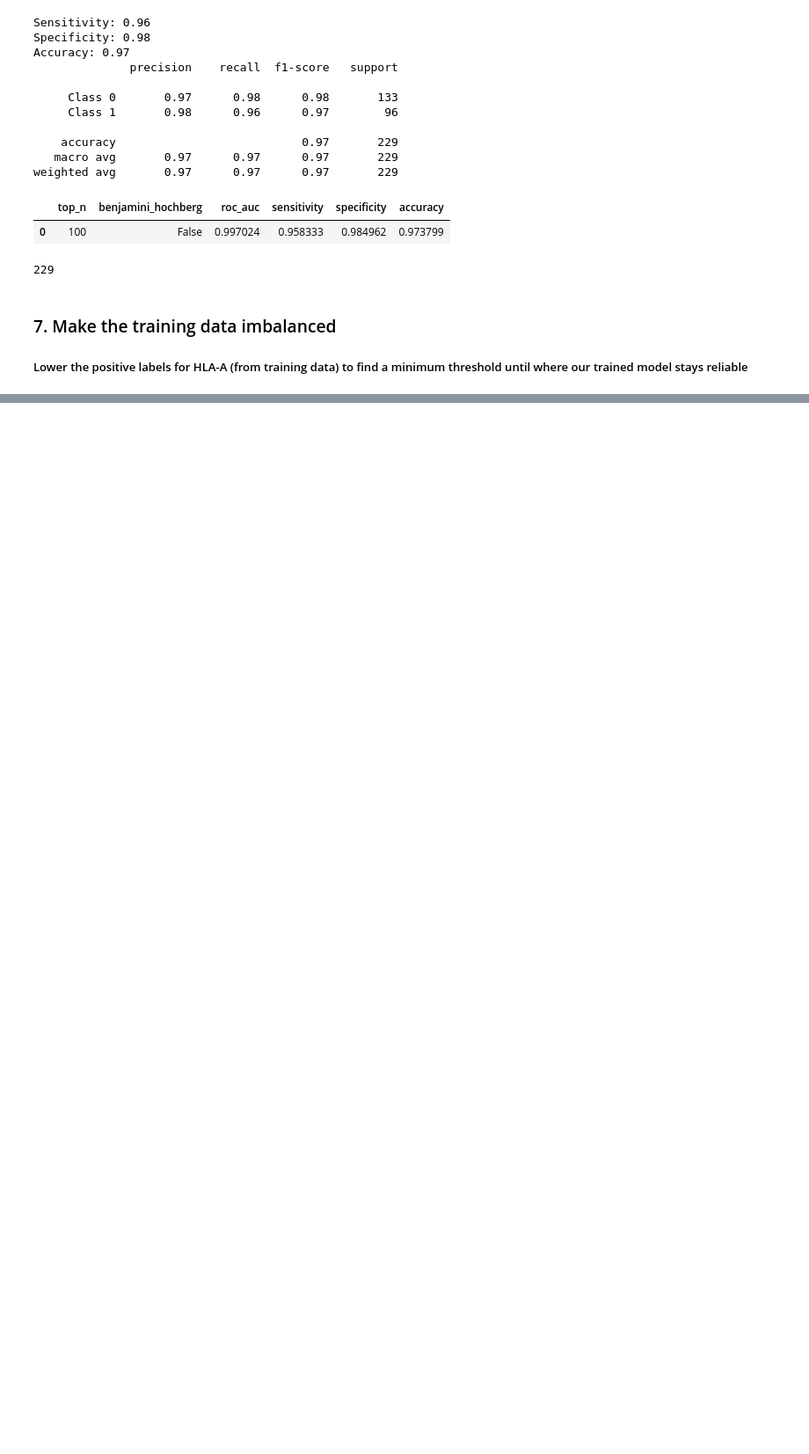
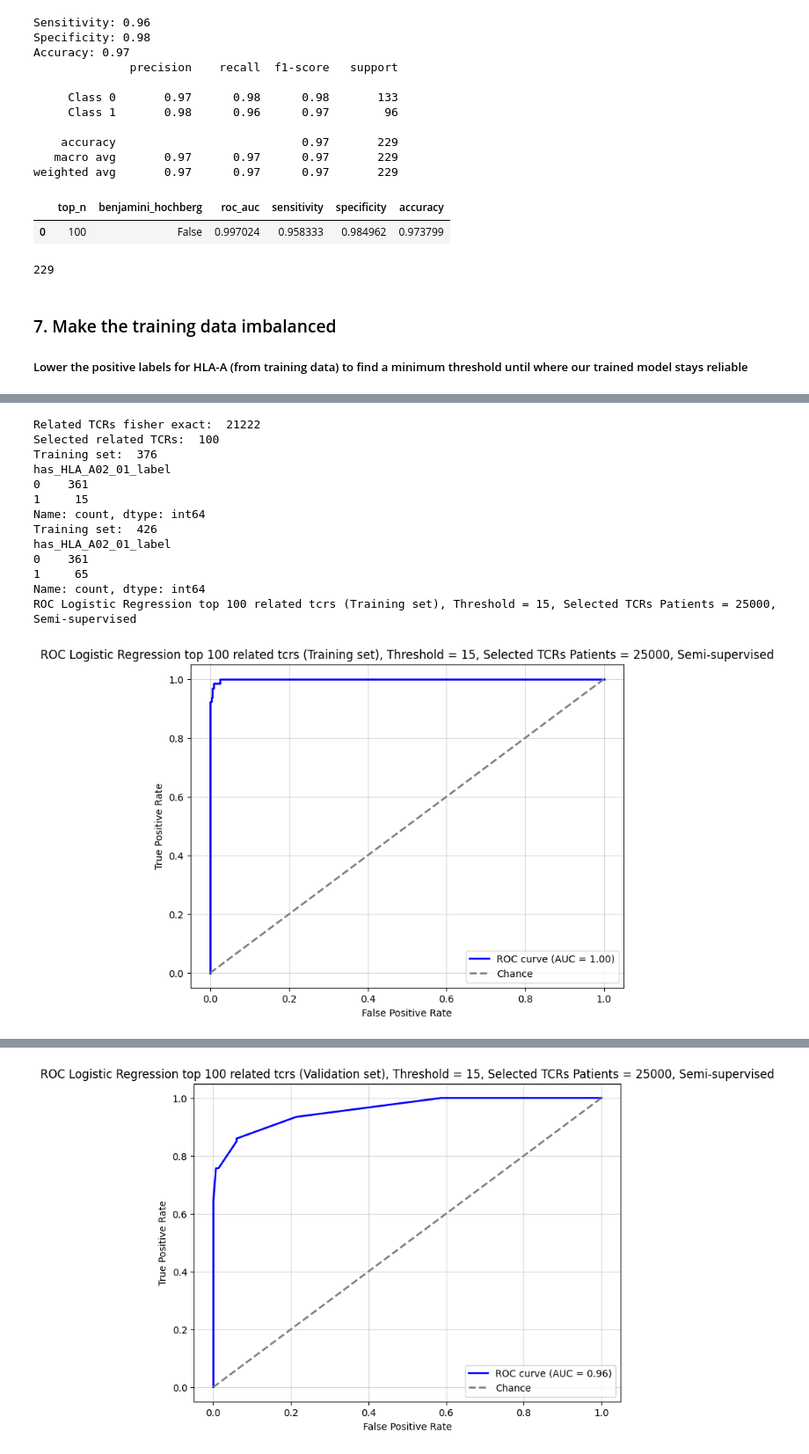
Before and after one commit to saartjeherman/Emerson, a Jupyter notebook: emerson_clean.ipynb, the cells around one changed output, grey strips where cells are left out. Shown: that part at 88% size. Cells and saved outputs as stored; diff of their text form; code cells hidden in the pictures; blank space fills up the shorter version.

```diff
--- a/emerson_clean.ipynb
+++ b/emerson_clean.ipynb
@@ -1118,0 +826,10 @@ metrics_training_df
+# %%
+#calculate accuracy, sensitivity and specificity
+# True labels are 'has_HLA_A02_01', predicted label is 'prediction'
+result_df_mitchel['has_HLA_A02_01'] =result_df_mitchel['has_HLA_A02_01'].replace('None', np.nan)
+
+#drop none values
+result_df_mitchel = result_df_mitchel.dropna()
+result_df_mitchel['has_HLA_A02_01_label'] = result_df_mitchel['has_HLA_A02_01'].astype('category').cat.codes
+
+af.calculate_metrics(result_df_mitchel)
@@ -1118,0 +876,3 @@ metrics_training_df
+# %%
+# Select only rows where prediction of positive (True) label is 0.8 or higher
+result_df_mitchel_filtered = result_df_mitchel[(result_df_mitchel['probability'] >= 0.8)]
@@ -1118,0 +885,3 @@ metrics_training_df
+# %%
+train_result_df = result_df_mitchel_filtered[['repertoire_id', 'total_tcrs', 'related_tcrs','prediction']]
+train_result_df.rename(columns={'prediction': 'has_HLA_A02_01_label'}, inplace=True)
@@ -1118,0 +893,63 @@ metrics_training_df
+# %%
+metrics_validation_data = []
+metrics_training_data = []
+
+bn = False
+n = 100
+threshold = 15
+x = 25000
+
+patient_df = af.match_hla('\\data\\HLA_emerson_2017', '\\data\\A_02_01_features.txt')
+patient_df_emerson = af.select_patients_hla_labelling(patient_df)
+patient_df_emerson = af.select_positive_patients(patient_df_emerson, threshold)
+
+
+fisher_exact_results_df_emerson = af.read_file('results\\7\\fisher_exact_results_threshold_' + str(threshold) + '.tsv')
+fisher_exact_results_df_emerson['TCR'] = fisher_exact_results_df_emerson['TCR'].apply(ast.literal_eval)
+
+result_df_emerson = af.preprocessing_dataset(fisher_exact_results_df_emerson, patient_df_emerson, '\\data\\HLA_emerson_2017', top_n=n, benjamini_hochberg=bn)
+
+#training set
+#select first 400 patients for training
+result_df_training = result_df_emerson.iloc[:400]
+print("Training set: ", len(result_df_training))
+print(result_df_training['has_HLA_A02_01_label'].value_counts())
+result_df_training = pd.concat([train_result_df, result_df_training], ignore_index=True)
+print("Training set: ", len(result_df_training))
+print(result_df_training['has_HLA_A02_01_label'].value_counts())
+
+filename = 'results\\models\\logistic_regression_semi_supervised_training_selected_tcrs.joblib'
+model, metrics_training = af.train_training_dataset(result_df_training, top_n=n, benjamini_hochberg=bn,threshold=threshold,selected_tcrs_patients=x,
+                                                     model_filename=filename, semi_supervised=True)
+metrics_training_data.append(metrics_training)
+
+#validation set
+patient_df_validation = af.select_patients_hla_labelling(patient_df, 400, training=False)
+result_df_validation = af.preprocessing_dataset(fisher_exact_results_df_emerson, patient_df_validation, '\\data\\HLA_emerson_2017', n, benjamini_hochberg=bn, selected_tcrs_patients=x)
+metrics_validation = af.validate_validation_dataset(result_df_validation, top_n=n, benjamini_hochberg=bn, model=model, threshold=threshold, selected_tcrs_patients=x, semi_supervised=True)
+metrics_validation_data.append(metrics_validation)
+
+
+metrics_training_df = pd.DataFrame(metrics_training_data)
+metrics_validation_df = pd.DataFrame(metrics_validation_data)
+
+af.write_to_file(metrics_training_df, 'results\\metrics_classifiers_training_semi_supervised_selected_tcrs.tsv')
+af.write_to_file(metrics_validation_df, 'results\\metrics_classifiers_validation_semi_supervised.tsv_selected_tcrs')
+
+metrics_training_df
+metrics_validation_df
+# %% [output]
+Related TCRs fisher exact:  21222
+Selected related TCRs:  100
+Training set:  376
+has_HLA_A02_01_label
+0    361
+1     15
+Name: count, dtype: int64
+Training set:  426
+has_HLA_A02_01_label
+0    361
+1     65
+Name: count, dtype: int64
+ROC Logistic Regression top 100 related tcrs (Training set), Threshold = 15, Selected TCRs Patients = 25000, Semi-supervised
+[figure, added]
@@ -1118,0 +972 @@ metrics_training_df
+[figure, added]
```
Also changed, not shown: parts of 82 cells of this notebook, 2 other files.
